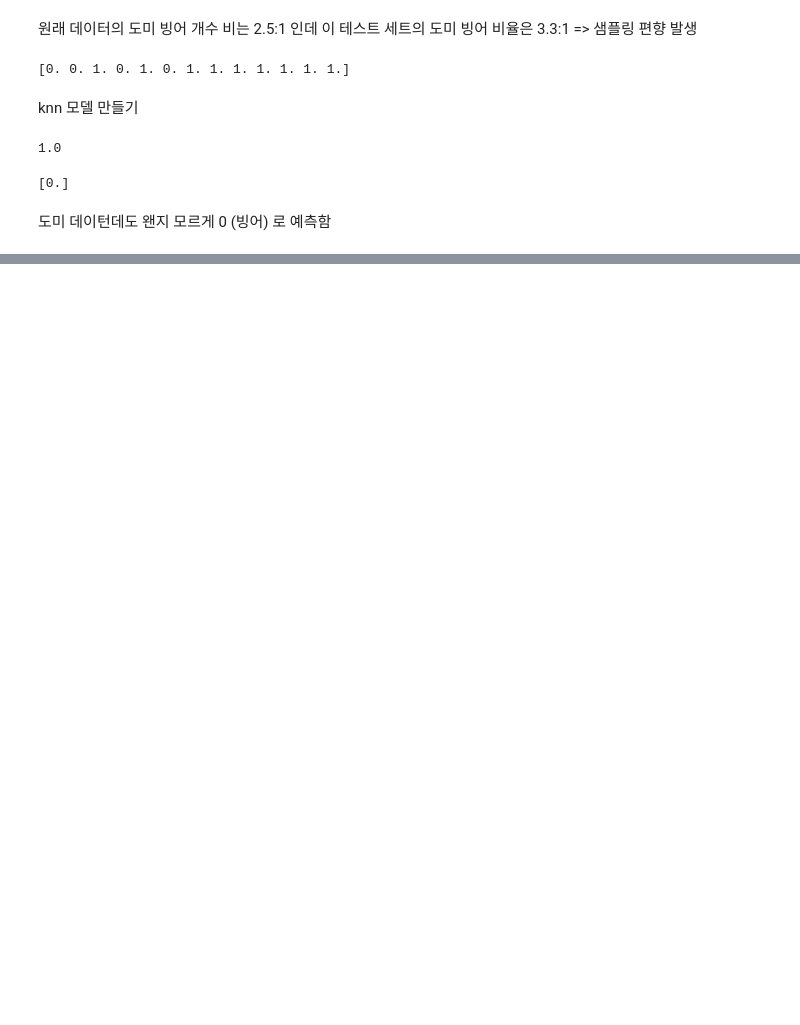
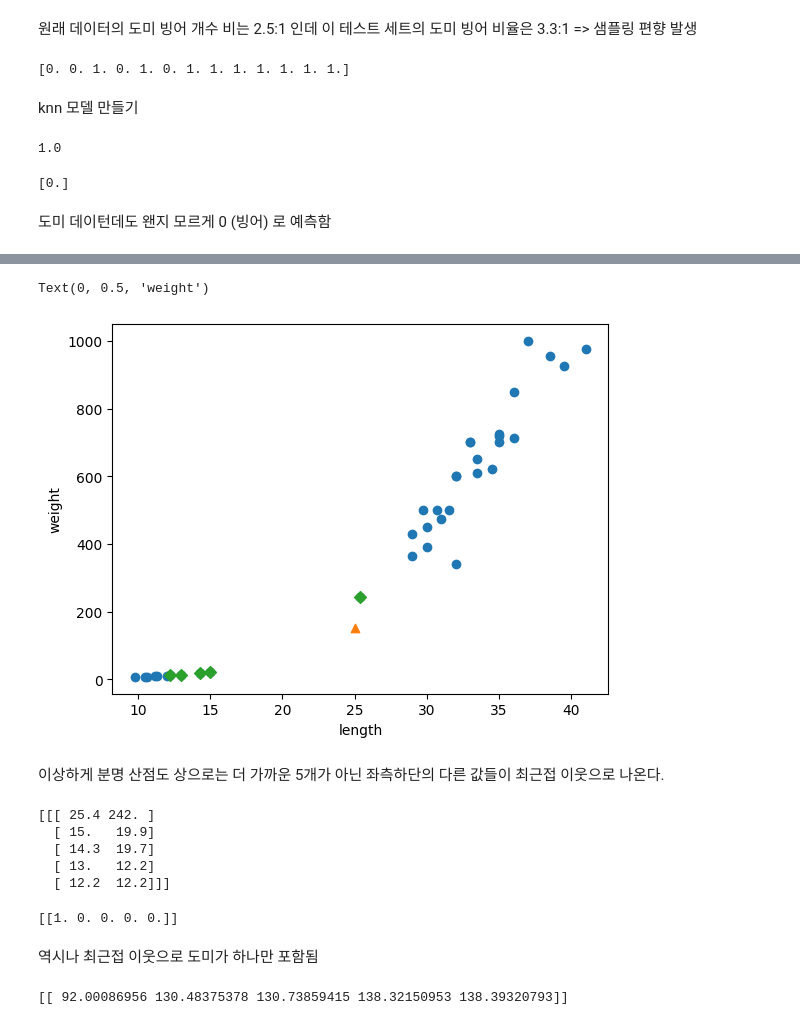
Before and after one commit to pxxxxq/DLstudy, a Jupyter notebook: jin024144/2-2.ipynb, the cells around one changed output, grey strips where cells are left out. Drawn from its saved outputs; the diff is of its cells as text; code cells hidden in the pictures; blank space fills up the shorter version.

```diff
--- a/jin024144/2-2.ipynb
+++ b/jin024144/2-2.ipynb
@@ -66,0 +72,31 @@ plt.scatter()
+# %%
+distances, indexes= kn.kneighbors([[25,150]]) #kneibors 메서드는 이웃까지의 거리와 이수 샘플의 인덱스를 반환한다. 기본값은 5이므로 5개의 이웃이 반환된다.
+# %%
+plt.scatter(train_input[:,0],train_input[:,1])
+plt.scatter(25, 150, marker = '^')
+plt.scatter(train_input[indexes,0],train_input[indexes,1], marker="D")
+plt.xlabel('length')
+plt.ylabel('weight')
+# %% [output]
+Text(0, 0.5, 'weight')
+[figure, added]
+# %% [markdown]
+이상하게 분명 산점도 상으로는 더 가까운 5개가 아닌 좌측하단의 다른 값들이 최근접 이웃으로 나온다.
+# %%
+print(train_input[indexes])
+# %% [output]
+[[[ 25.4 242. ]
+  [ 15.   19.9]
+  [ 14.3  19.7]
+  [ 13.   12.2]
+  [ 12.2  12.2]]]
+# %%
+print(train_target[indexes])
+# %% [output]
+[[1. 0. 0. 0. 0.]]
+# %% [markdown]
+역시나 최근접 이웃으로 도미가 하나만 포함됨
+# %%
+print(distances)
+# %% [output]
+[[ 92.00086956 130.48375378 130.73859415 138.32150953 138.39320793]]
```
Also changed, not shown: parts of 6 cells of this notebook.
